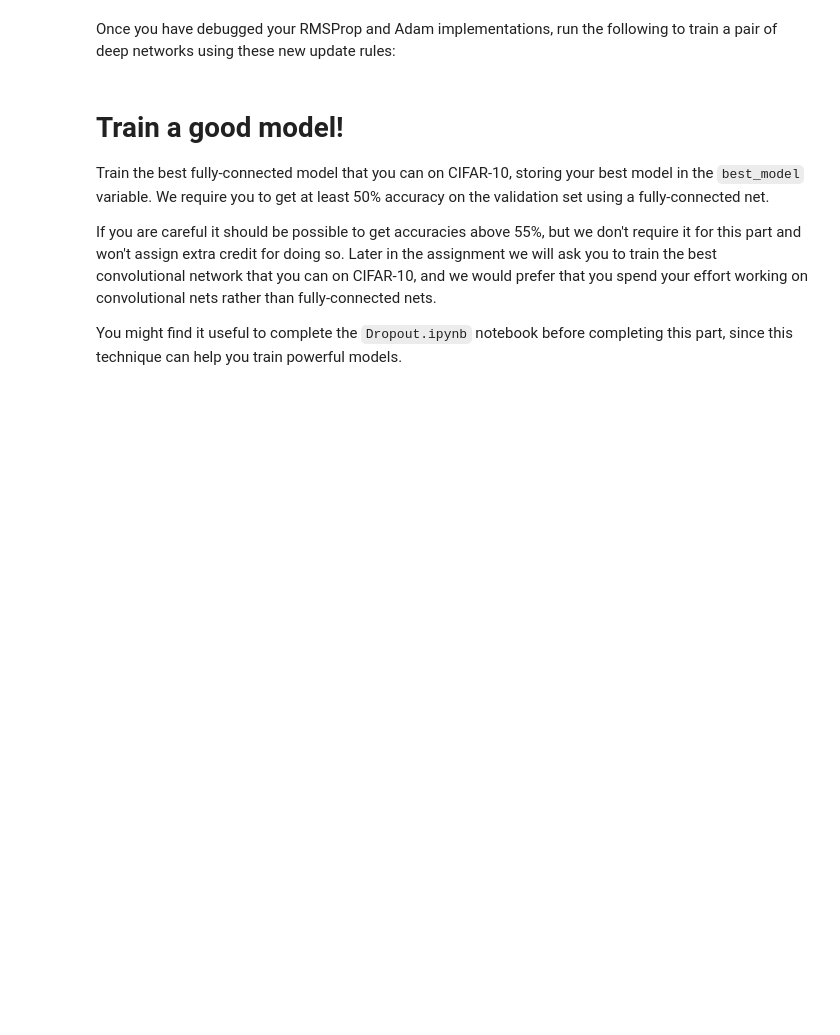
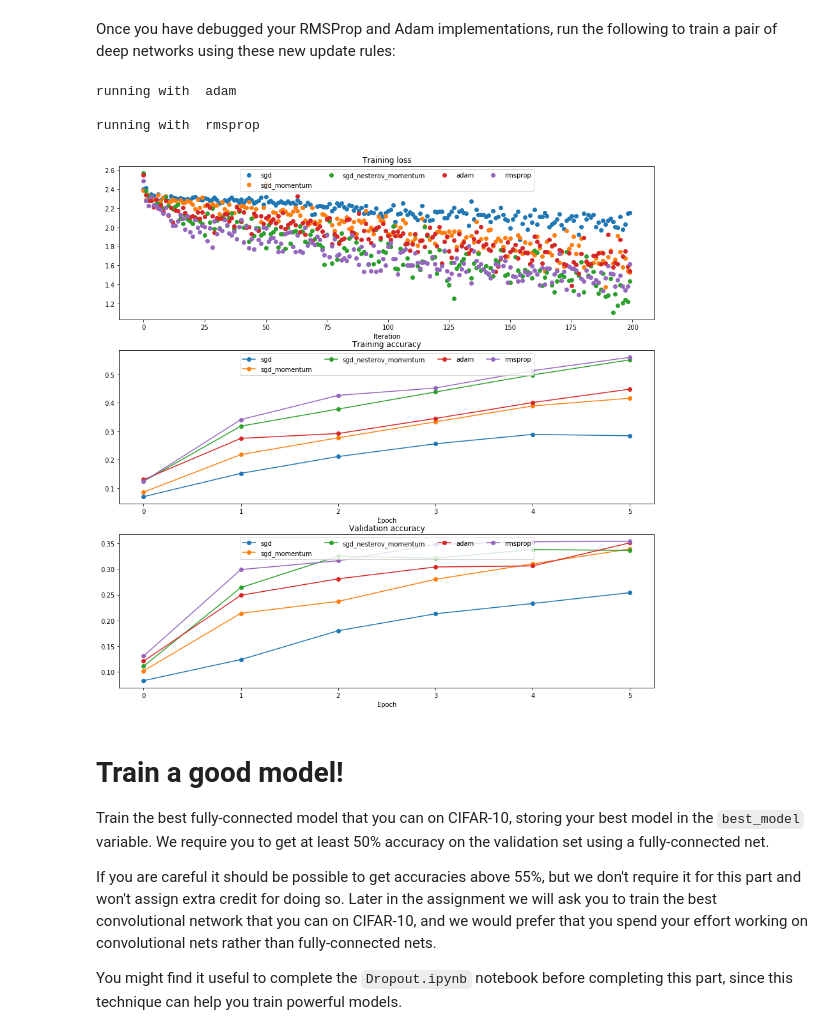
Before and after one commit to firattamur/VisionWithDeepLearning-Assignments, a Jupyter notebook: Assignment-2/FullyConnectedNets.ipynb, the cells around one changed output. Saved outputs shown, nothing was run; the diff lists cells and outputs as text; code cells hidden in the pictures; blank space fills up the shorter version.

```diff
--- a/Assignment-2/FullyConnectedNets.ipynb
+++ b/Assignment-2/FullyConnectedNets.ipynb
@@ -758,48 +1010,55 @@ print('m error: ', rel_error(expected_m, config['m']))
 Once you have debugged your RMSProp and Adam implementations, run the following to train a pair of deep networks using these new update rules:
 # %%
 learning_rates = {'rmsprop': 1e-4, 'adam': 1e-3}
+
 for update_rule in ['adam', 'rmsprop']:
-  print('running with ', update_rule)
-  model = FullyConnectedNet([100, 100, 100, 100, 100], weight_scale=5e-2)
+    print('running with ', update_rule)
+    model = FullyConnectedNet([100, 100, 100, 100, 100], weight_scale=5e-2)
 
-  solver = Solver(model, small_data,
+    solver = Solver(model, small_data,
                   num_epochs=5, batch_size=100,
                   update_rule=update_rule,
                   optim_config={
                     'learning_rate': learning_rates[update_rule]
                   },
-                  verbose=True)
-  solvers[update_rule] = solver
-  solver.train()
-  print()
+                  verbose=False)
+    solvers[update_rule] = solver
+    solver.train()
+    print()
 
 plt.subplot(3, 1, 1)
 plt.title('Training loss')
 plt.xlabel('Iteration')
 
 plt.subplot(3, 1, 2)
 plt.title('Training accuracy')
 plt.xlabel('Epoch')
 
 plt.subplot(3, 1, 3)
 plt.title('Validation accuracy')
 plt.xlabel('Epoch')
 
 for update_rule, solver in list(solvers.items()):
-  plt.subplot(3, 1, 1)
-  plt.plot(solver.loss_history, 'o', label=update_rule)
+    plt.subplot(3, 1, 1)
+    plt.plot(solver.loss_history, 'o', label=update_rule)
 
-  plt.subplot(3, 1, 2)
-  plt.plot(solver.train_acc_history, '-o', label=update_rule)
+    plt.subplot(3, 1, 2)
+    plt.plot(solver.train_acc_history, '-o', label=update_rule)
 
-  plt.subplot(3, 1, 3)
-  plt.plot(solver.val_acc_history, '-o', label=update_rule)
+    plt.subplot(3, 1, 3)
+    plt.plot(solver.val_acc_history, '-o', label=update_rule)
 
 for i in [1, 2, 3]:
-  plt.subplot(3, 1, i)
-  plt.legend(loc='upper center', ncol=4)
+    plt.subplot(3, 1, i)
+    plt.legend(loc='upper center', ncol=4)
+
 plt.gcf().set_size_inches(15, 15)
 plt.show()
+# %% [output]
+running with  adam
+
+running with  rmsprop
+[figure, added]
 # %% [markdown]
 # Train a good model!
 Train the best fully-connected model that you can on CIFAR-10, storing your best model in the `best_model` variable. We require you to get at least 50% accuracy on the validation set using a fully-connected net.
```
Also changed, not shown: parts of 14 cells of this notebook, 8 other files.
